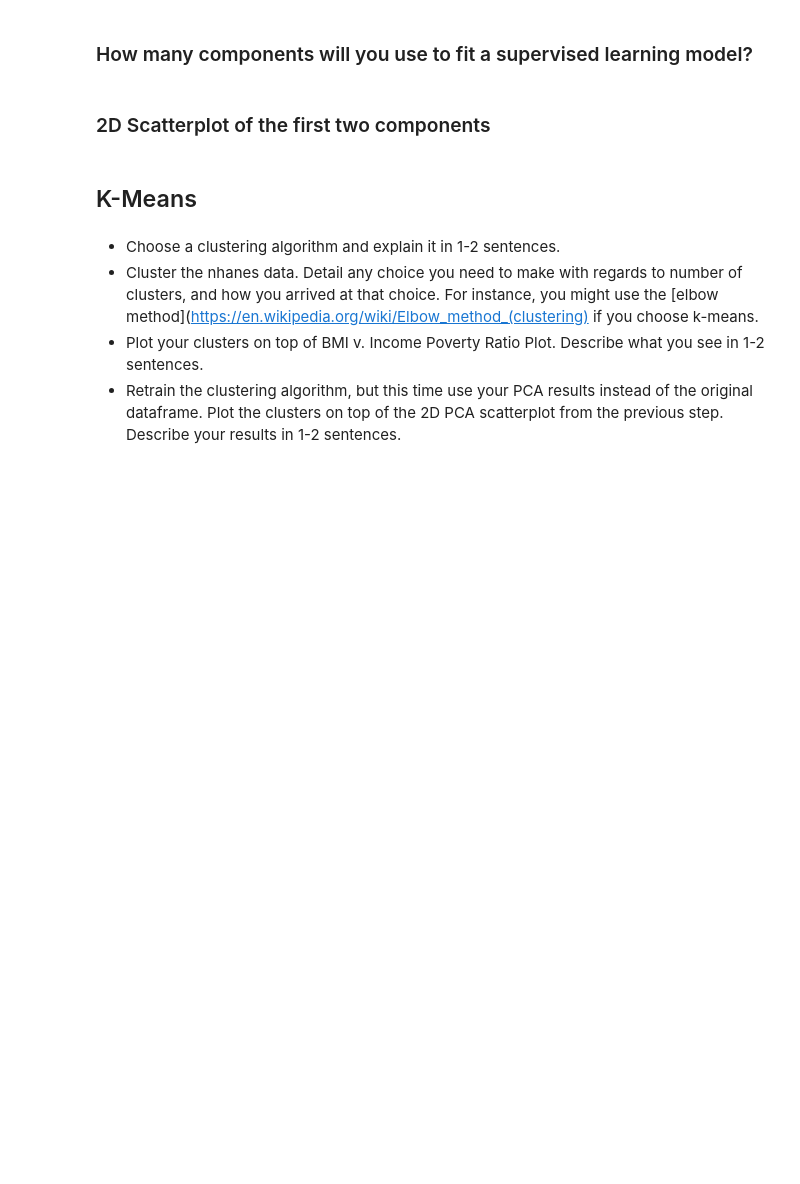
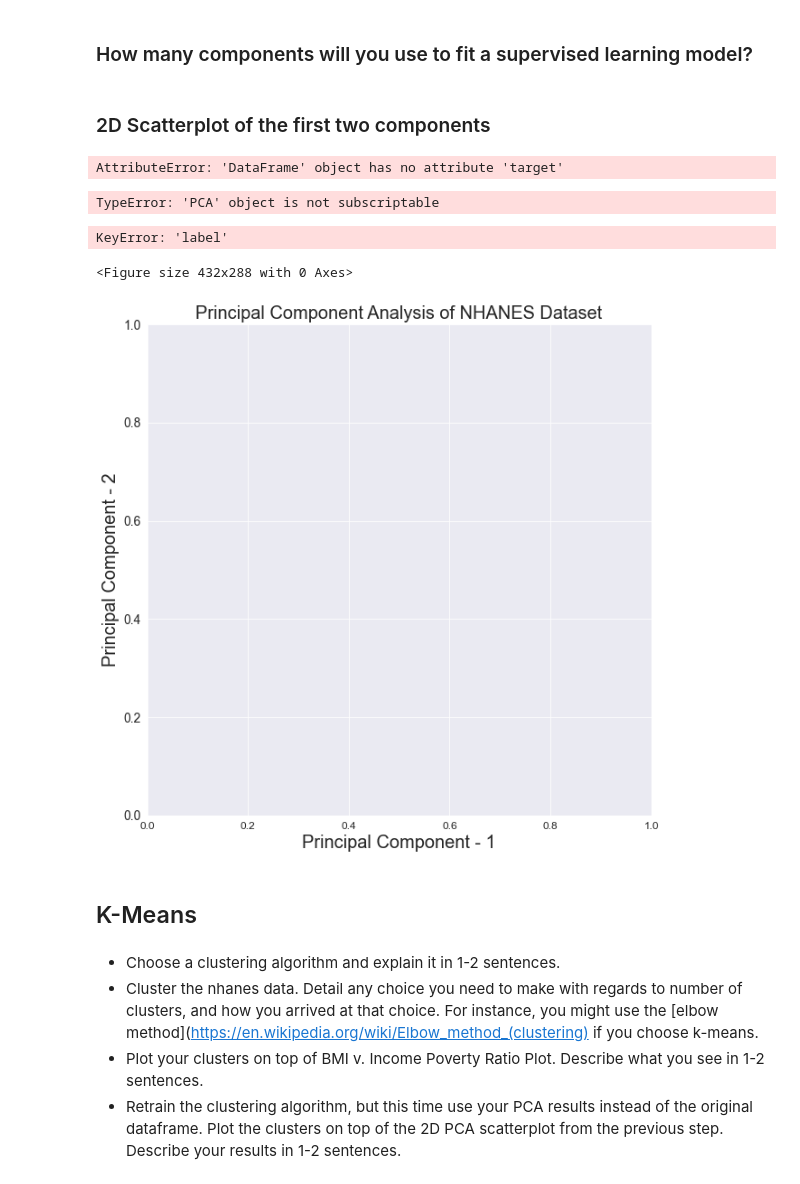
Before and after one commit to aramburoc/CSS_Project4_Corrine, a Jupyter notebook: Project 4 Students.ipynb, the cells around one changed output. Cells and saved outputs as stored; diff of their text form; code cells hidden in the pictures; blank space fills up the shorter version.

```diff
--- a/Project 4 Students.ipynb
+++ b/Project 4 Students.ipynb
@@ -139,0 +154,6 @@ np.cumsum(pca.explained_variance_ratio_)
+# %%
+nhanes_scaled_labels = nhanes_scaled.target
+labels = np.reshape(nhanes_scaled_labels,(2064,241))
+nhanes_scaled['label'].unique()
+# %% [output]
+AttributeError: 'DataFrame' object has no attribute 'target'
@@ -140,3 +163,29 @@ np.cumsum(pca.explained_variance_ratio_)
+# %%
+pca_twocomp['label'].replace(0, 'PCA 1', inplace = True)
+pca_twocomp['label'].replace(1, 'PCA 2', inplace = True)
+# %% [output]
+TypeError: 'PCA' object is not subscriptable
+# %%
+plt.figure()
+plt.figure(figsize=(10,10))
+plt.xticks(fontsize=12)
+plt.yticks(fontsize=14)
+plt.xlabel('Principal Component - 1',fontsize=20)
+plt.ylabel('Principal Component - 2',fontsize=20)
+plt.title("Principal Component Analysis of NHANES Dataset",fontsize=20)
+targets = ['PCA 1', 'PCA 2']
+colors = ['r', 'g']
+for target, color in zip(targets,colors):
+    indicesToKeep = nhanes_scaled['label'] == target
+    plt.scatter(pca_df.loc[indicesToKeep, 'principal component 1']
+               , pca_df.loc[indicesToKeep, 'principal component 2'], c = color, s = 50)
+
+plt.legend(targets,prop={'size': 15})
+plt.show()
+# %% [output]
+KeyError: 'label'
+<Figure size 432x288 with 0 Axes>
+[figure, added]
 # %% [markdown]
 ## K-Means
 # %% [markdown]
```
Also changed, not shown: parts of 8 cells of this notebook.
